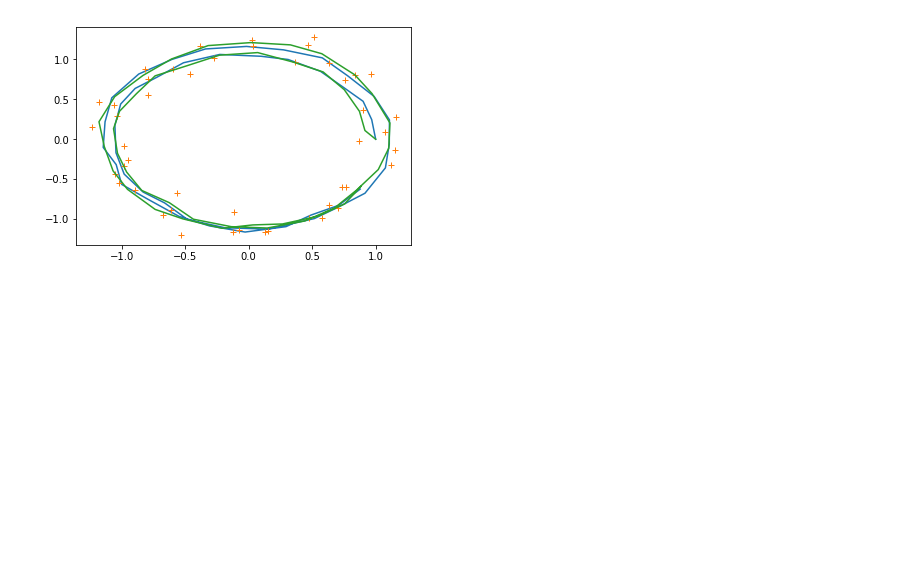
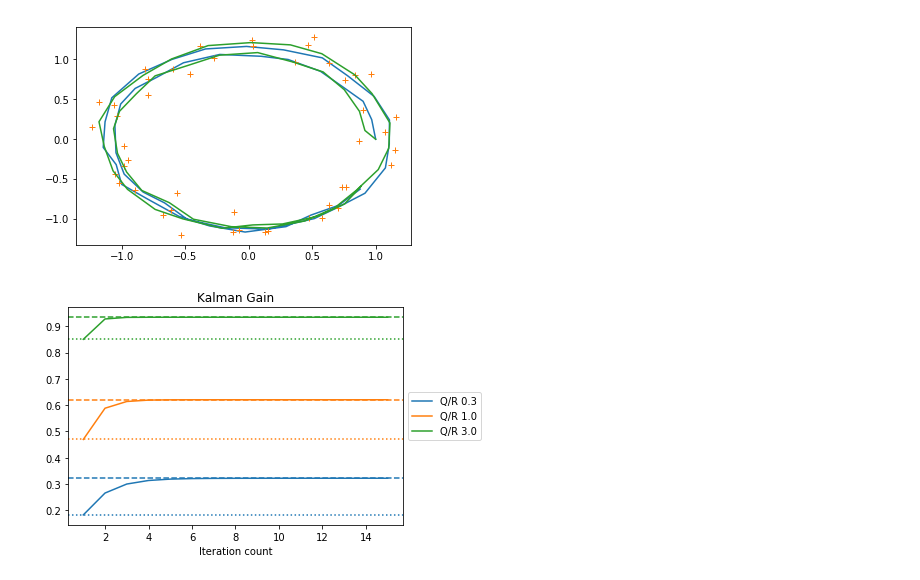
Before and after one commit to samfok/kalman, a Jupyter notebook: test_kalman.ipynb, the cells around one changed output. Drawn from its saved outputs; the diff is of its cells as text; code cells hidden in the pictures; blank space fills up the shorter version.

Commit message:
test ss k formula
compare to ss k found iteratively

```diff
--- a/test_kalman.ipynb
+++ b/test_kalman.ipynb
@@ -190,3 +190,38 @@ def rotation_tracker():
 rotation_tracker()
 # %% [output]
 [figure]
+# %%
+def test_kss():
+    from kalman import find_k_ss, solve_k_ss
+    A = np.array([[0.8]])
+    B = np.array([[0.3]])
+    C = np.array([[0.7]])
+    Q = np.array([[1]])
+    QR_ratios = [0.3, 1, 3]
+
+    N_STEP = 15
+    xhat0 = np.array([0])
+    phat0 = np.array([[0]])
+    u = np.array([0])
+    z = np.array([0])
+    fig, axs = plt.subplots()
+    for QR_ratio in QR_ratios:
+        R = Q/QR_ratio
+        k_record = np.zeros(N_STEP)
+        kalman_ref = Kalman(A, B, C, Q, R, xhat0, phat0)
+        for step in range(N_STEP):
+            _, _, k_record[step] = kalman_ref.step(u, z)
+        k_ss_iterative = find_k_ss(A, C, Q, R, phat0)
+        k_ss_solve = solve_k_ss(A, C, Q, R)
+
+        line = axs.plot(range(N_STEP+1)[1:], k_record, label="Q/R {}".format((Q/R)[0, 0]))[0]
+        axs.axhline(k_ss_iterative, color=line.get_color(), linestyle="--")
+        axs.axhline(k_ss_solve, color=line.get_color(), linestyle=":")
+    axs.legend(loc="center left", bbox_to_anchor=(1, 0.5))
+    axs.set_title("Kalman Gain")
+    axs.set_xlabel("Iteration count")
+    plt.show()
+
+test_kss()
+# %% [output]
+[figure, added]
```
Also changed, not shown: 1 other file.
